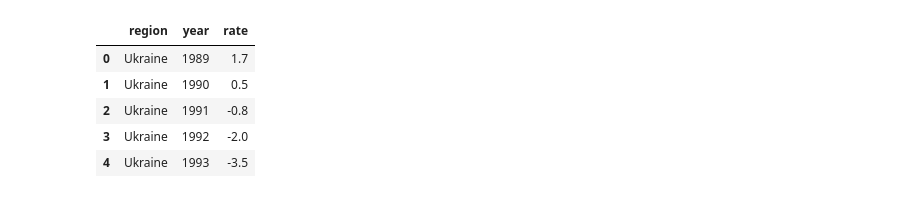
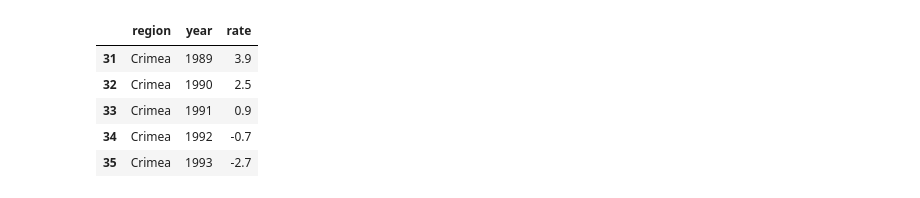
Before and after one commit to sofiyahaletska/HW04-visualization, a Jupyter notebook: code/hw4-visualization.ipynb, the cells around one changed output. Cells and saved outputs as stored; diff of their text form; code cells hidden in the pictures.

```diff
--- a/code/hw4-visualization.ipynb
+++ b/code/hw4-visualization.ipynb
@@ -27,10 +8,11 @@ ukraine
 # %%
 df = pd.read_csv('../data/population_trends.csv')
-df.head()
+data = df[(df["region"] != 'Ukraine')]
+data.head()
 # %% [output]
 |  | region | year | rate |
-| 0 | Ukraine | 1989 | 1.7 |
-| 1 | Ukraine | 1990 | 0.5 |
-| 2 | Ukraine | 1991 | -0.8 |
-| 3 | Ukraine | 1992 | -2.0 |
-| 4 | Ukraine | 1993 | -3.5 |
+| 31 | Crimea | 1989 | 3.9 |
+| 32 | Crimea | 1990 | 2.5 |
+| 33 | Crimea | 1991 | 0.9 |
+| 34 | Crimea | 1992 | -0.7 |
+| 35 | Crimea | 1993 | -2.7 |
```
Also changed, not shown: parts of 6 cells of this notebook.
